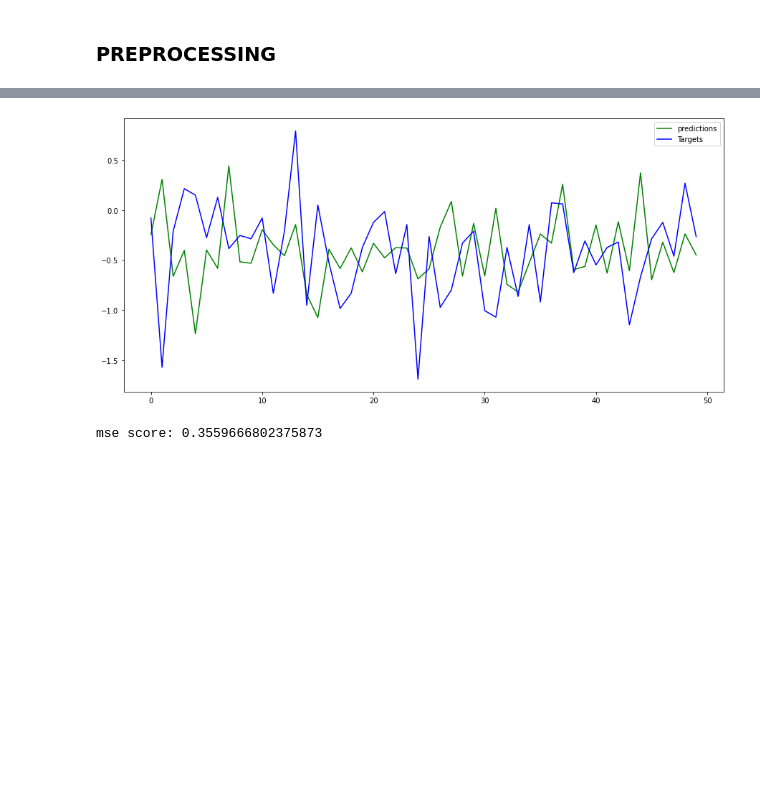
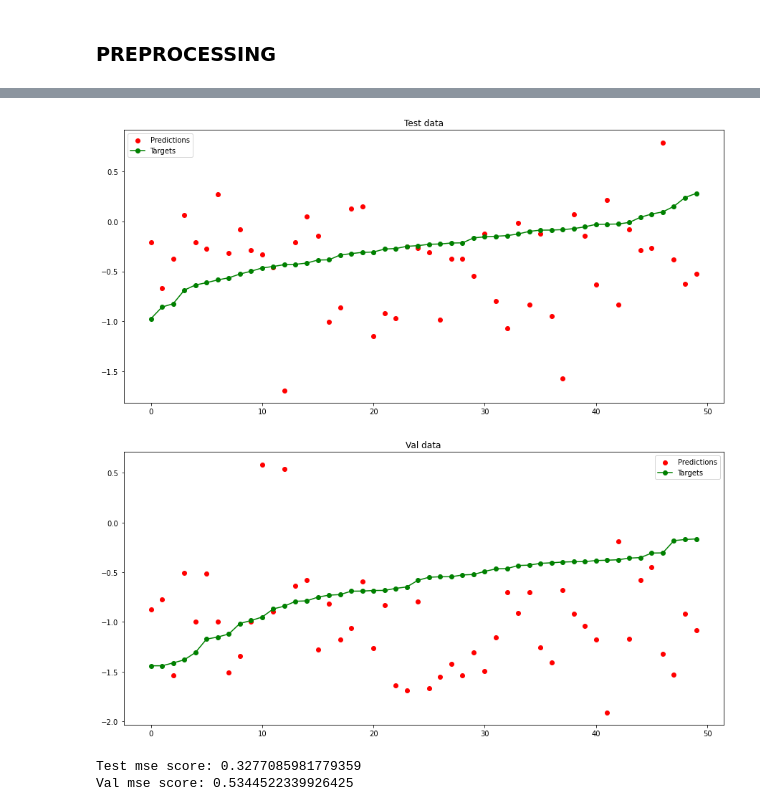
Before and after one commit to AntonMaxen/applied-ai, a Jupyter notebook: assignment_3/regression_vg.ipynb, the cells around one changed output, grey strips where cells are left out. Saved outputs shown, nothing was run; the diff lists cells and outputs as text; code cells hidden in the pictures; blank space fills up the shorter version.

```diff
--- a/assignment_3/regression_vg.ipynb
+++ b/assignment_3/regression_vg.ipynb
@@ -243,19 +237,23 @@ y_true = [y for _, y_batch in test_dataloader for y in y_batch]
-# %%
-import matplotlib.pyplot as plt
-
-plt.figure(figsize = (15,7))
-plt.plot([i for i in range(len(y_pred))], y_pred, color="green", label="predictions")
-plt.plot([i for i in range(len(y_true))], y_true, color='blue', label="Targets")
-
-plt.legend()
-plt.show()
-# %% [output]
-[figure, removed]
-# %%
-from sklearn.metrics import mean_squared_error as mse
-
-mse_score = mse(y_true, y_pred)
-
-print(f"mse score: {mse_score}")
-# %% [output]
-mse score: 0.3559666802375873
+# %%
+best_model = load_model(FNN, 'best_regression_model.pth')
+
+test_y_pred = best_model.predict(test_dataloader)
+test_y_true = [y for _, y_batch in test_dataloader for y in y_batch]
+
+plot_test_model(test_y_true, test_y_pred, 'Test data')
+
+val_y_pred = best_model.predict(val_dataloader)
+val_y_true = [y for _, y_batch in val_dataloader for y in y_batch]
+
+plot_test_model(val_y_true, val_y_pred, 'Val data')
+
+test_mse_score = mse(test_y_true, test_y_pred)
+val_mse_score = mse(val_y_true, val_y_pred)
+
+print(f"Test mse score: {test_mse_score}")
+print(f"Val mse score: {val_mse_score}")
+# %% [output]
+[figure, added]
+[figure, added]
+Test mse score: 0.3277085981779359
+Val mse score: 0.5344522339926425
```
Also changed, not shown: parts of 12 cells of this notebook.
